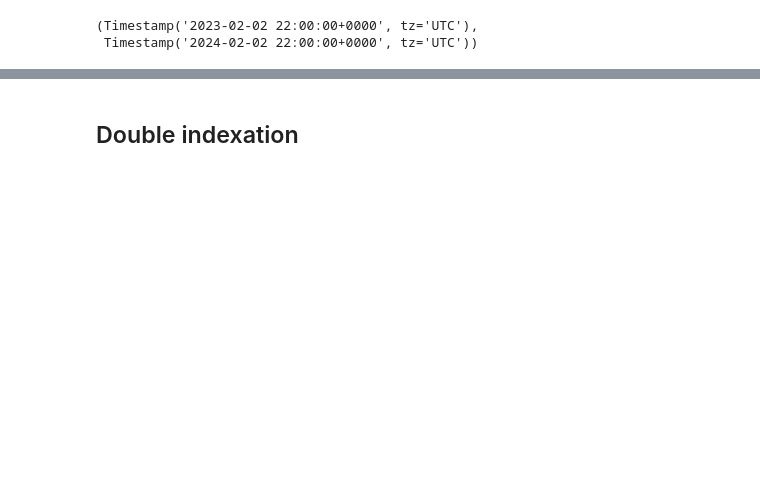
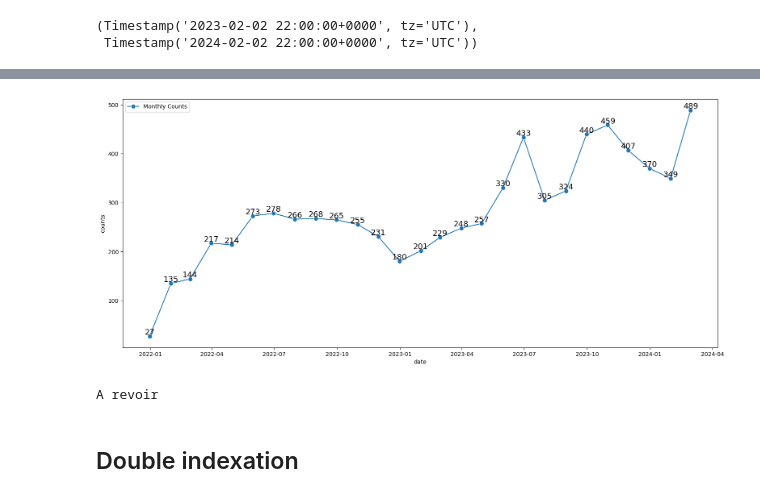
Before and after one commit to ba-talibe/OpenData-Rouen_Analysis_Project, a Jupyter notebook: visualisation.ipynb, the cells around one changed output, grey strips where cells are left out. Cells and saved outputs as stored; diff of their text form; code cells hidden in the pictures; blank space fills up the shorter version.

```diff
--- a/visualisation.ipynb
+++ b/visualisation.ipynb
@@ -255,0 +282,4 @@ plt.show()
+# %%
+counts = tidf[["counts"]].groupby(pd.Grouper(freq="h")).sum()
+
+counts
@@ -255,0 +301,4 @@ plt.show()
+# %%
+#counts = tidf[["counts"]].groupby(pd.Grouper(freq="24h")).sum()
+counts = counts[["counts"]].groupby(pd.Grouper(freq="M")).mean()
+counts
@@ -256,3 +324,18 @@ plt.show()
+# %%
+
+
+plt.figure(figsize=(19, 8))
+sns.lineplot(data=counts, x=counts.index, y='counts', marker='o', markersize=8, label='Monthly Counts')
+
+# Annotate each point with its value
+for idx, value in enumerate(counts['counts']):
+    plt.text(counts.index[idx], value, "{:.0f}".format(value),  ha='center', va='bottom', fontsize=14)
+
+plt.show()
+print("A revoir")
+# %% [output]
+[figure, added]
+A revoir
 # %% [markdown]
 ## Double indexation
 # %%
```
Also changed, not shown: parts of 18 cells of this notebook.
